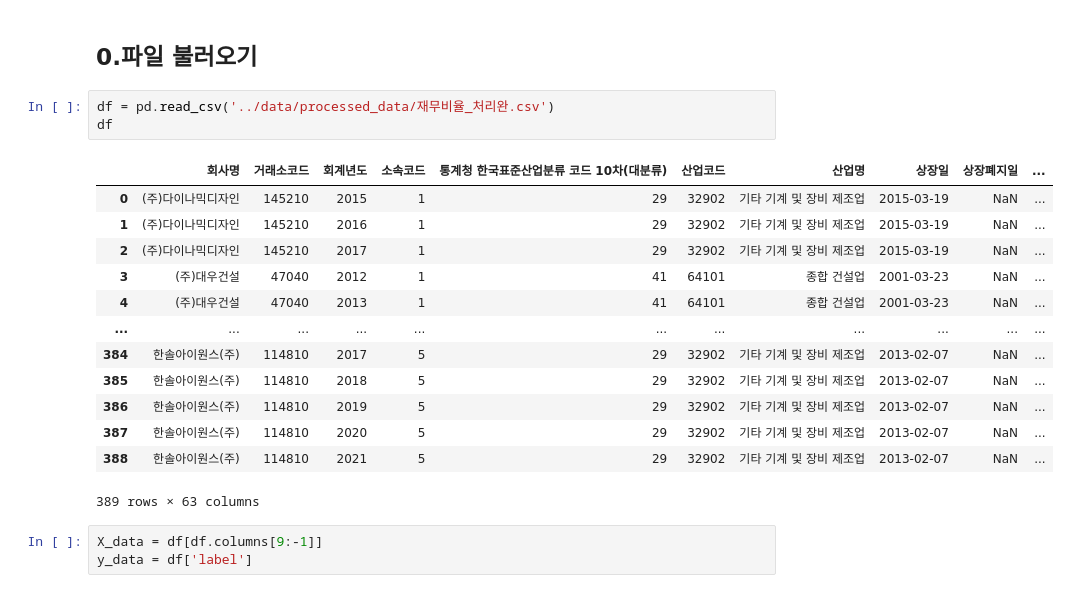
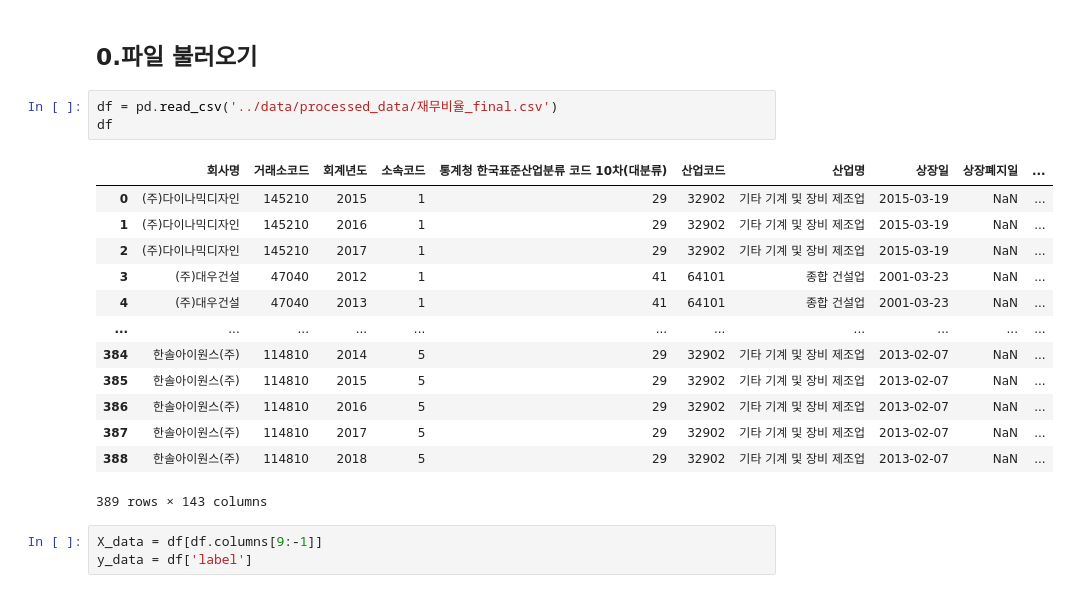
Before and after one commit to po5412409/Accounting-Fraud, a Jupyter notebook: 04.모델링/재무비율_모델링.ipynb, the cells around one changed output. Drawn from its saved outputs; the diff is of its cells as text.

```diff
--- a/04.모델링/재무비율_모델링.ipynb
+++ b/04.모델링/재무비율_모델링.ipynb
@@ -47,22 +39,22 @@ AttributeError: module 'pandas.core.strings' has no attribute 'StringMethods'
 # %% [markdown]
 ## 0.파일 불러오기
 # %%
-df = pd.read_csv('../data/processed_data/재무비율_처리완.csv')
+df = pd.read_csv('../data/processed_data/재무비율_final.csv')
 df
 # %% [output]
 |  | 회사명 | 거래소코드 | 회계년도 | 소속코드 | 통계청 한국표준산업분류 코드 10차(대분류) | 산업코드 | 산업명 | 상장일 | 상장폐지일 | ... |
 | 0 | (주)다이나믹디자인 | 145210 | 2015 | 1 | 29 | 32902 | 기타 기계 및 장비 제조업 | 2015-03-19 | NaN | ... |
 | 1 | (주)다이나믹디자인 | 145210 | 2016 | 1 | 29 | 32902 | 기타 기계 및 장비 제조업 | 2015-03-19 | NaN | ... |
 | 2 | (주)다이나믹디자인 | 145210 | 2017 | 1 | 29 | 32902 | 기타 기계 및 장비 제조업 | 2015-03-19 | NaN | ... |
 | 3 | (주)대우건설 | 47040 | 2012 | 1 | 41 | 64101 | 종합 건설업 | 2001-03-23 | NaN | ... |
 | 4 | (주)대우건설 | 47040 | 2013 | 1 | 41 | 64101 | 종합 건설업 | 2001-03-23 | NaN | ... |
 | ... | ... | ... | ... | ... | ... | ... | ... | ... | ... | ... |
-| 384 | 한솔아이원스(주) | 114810 | 2017 | 5 | 29 | 32902 | 기타 기계 및 장비 제조업 | 2013-02-07 | NaN | ... |
-| 385 | 한솔아이원스(주) | 114810 | 2018 | 5 | 29 | 32902 | 기타 기계 및 장비 제조업 | 2013-02-07 | NaN | ... |
-| 386 | 한솔아이원스(주) | 114810 | 2019 | 5 | 29 | 32902 | 기타 기계 및 장비 제조업 | 2013-02-07 | NaN | ... |
-| 387 | 한솔아이원스(주) | 114810 | 2020 | 5 | 29 | 32902 | 기타 기계 및 장비 제조업 | 2013-02-07 | NaN | ... |
-| 388 | 한솔아이원스(주) | 114810 | 2021 | 5 | 29 | 32902 | 기타 기계 및 장비 제조업 | 2013-02-07 | NaN | ... |
+| 384 | 한솔아이원스(주) | 114810 | 2014 | 5 | 29 | 32902 | 기타 기계 및 장비 제조업 | 2013-02-07 | NaN | ... |
+| 385 | 한솔아이원스(주) | 114810 | 2015 | 5 | 29 | 32902 | 기타 기계 및 장비 제조업 | 2013-02-07 | NaN | ... |
+| 386 | 한솔아이원스(주) | 114810 | 2016 | 5 | 29 | 32902 | 기타 기계 및 장비 제조업 | 2013-02-07 | NaN | ... |
+| 387 | 한솔아이원스(주) | 114810 | 2017 | 5 | 29 | 32902 | 기타 기계 및 장비 제조업 | 2013-02-07 | NaN | ... |
+| 388 | 한솔아이원스(주) | 114810 | 2018 | 5 | 29 | 32902 | 기타 기계 및 장비 제조업 | 2013-02-07 | NaN | ... |
-389 rows × 63 columns
+389 rows × 143 columns
 # %%
 X_data = df[df.columns[9:-1]]
 y_data = df['label']
```
Also changed, not shown: parts of 33 cells of this notebook, 8 other files.
